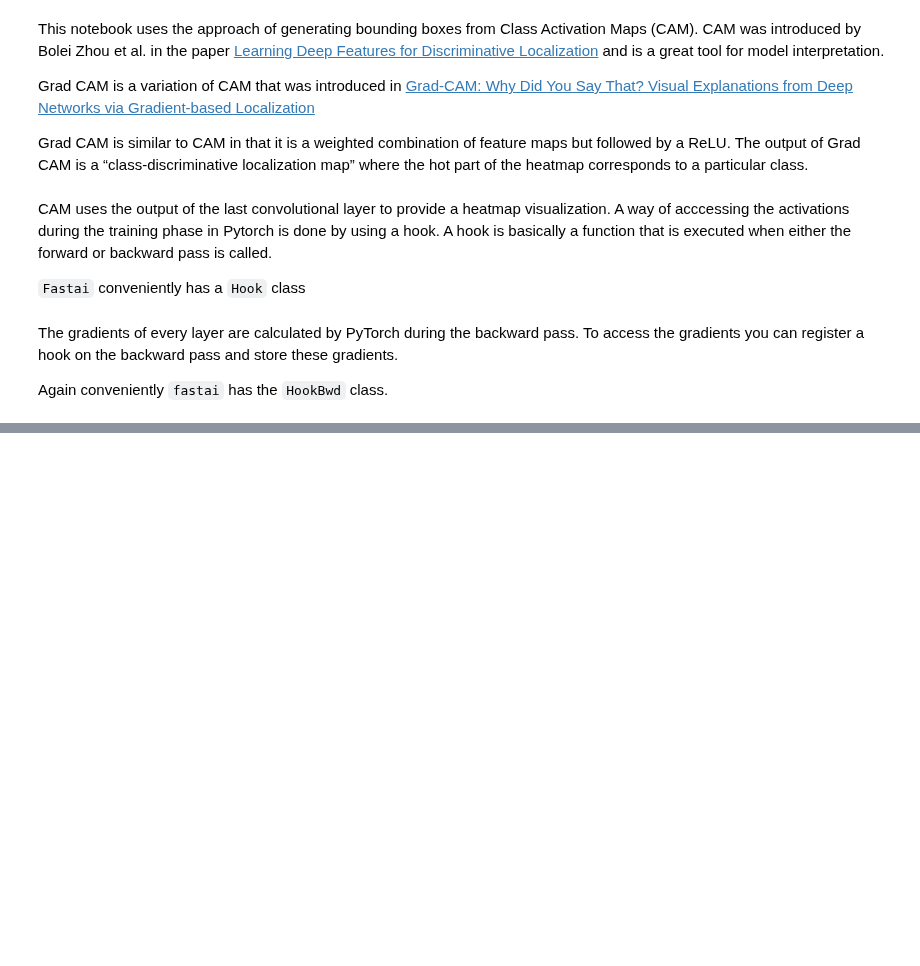
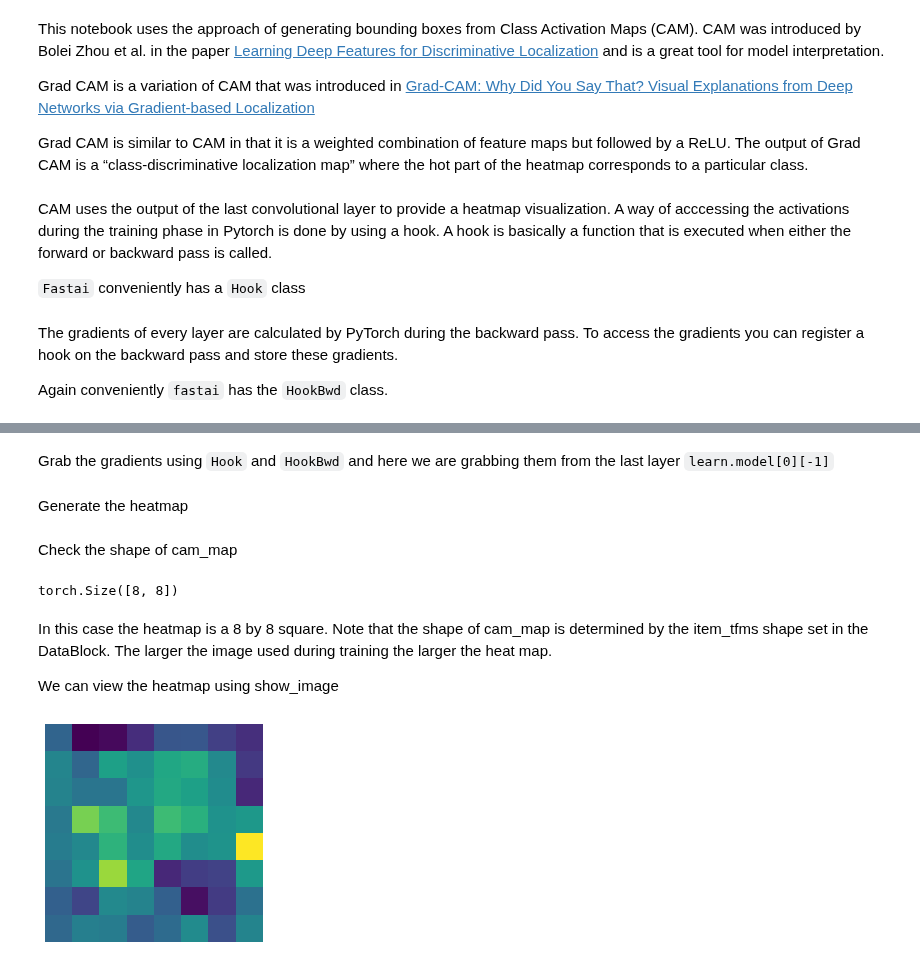
Before and after one commit to asvcode/MedicalImaging, a Jupyter notebook: _notebooks/2021-08-17-Creating_Bounding-Boxes-From-Class-Activation-Maps.ipynb, the cells around one changed output, grey strips where cells are left out. Saved outputs shown, nothing was run; the diff lists cells and outputs as text; code cells hidden in the pictures; blank space fills up the shorter version.

```diff
--- a/_notebooks/2021-08-17-Creating_Bounding-Boxes-From-Class-Activation-Maps.ipynb
+++ b/_notebooks/2021-08-17-Creating_Bounding-Boxes-From-Class-Activation-Maps.ipynb
@@ -47,0 +96,3 @@ class HookBwd():
+# %%
+cl, pred, probs = learn.predict(test_one)
+print(cl, pred, probs)
@@ -47,0 +112,3 @@ class HookBwd():
+# %%
+cls = pred.item()
+cls
@@ -47,0 +128,28 @@ class HookBwd():
+# %% [markdown]
+Grab the gradients using `Hook` and `HookBwd` and here we are grabbing them from the last layer `learn.model[0][-1]`
+# %%
+with HookBwd(learn.model[0][-1]) as hookg:
+    with Hook(learn.model[0][-1]) as hook:
+        output = learn.model.eval()(x.cuda())
+        act = hook.stored
+    output[0, cls].backward()
+    grad = hookg.stored
+# %% [markdown]
+Generate the heatmap
+# %%
+w = grad[0].mean(dim=[1,2], keepdim=True)
+cam_map = (w * act[0]).sum(0)
+# %% [markdown]
+Check the shape of cam_map
+# %%
+cam_map.shape
+# %% [output]
+torch.Size([8, 8])
+# %% [markdown]
+In this case the heatmap is a 8 by 8 square. Note that the shape of cam_map is determined by the item_tfms shape set in the DataBlock. The larger the image used during training the larger the heat map.
+
+We can view the heatmap using show_image
+# %%
+show_image(cam_map, figsize=(4,4));
+# %% [output]
+[figure, added]
```
Also changed, not shown: parts of 54 cells of this notebook.
